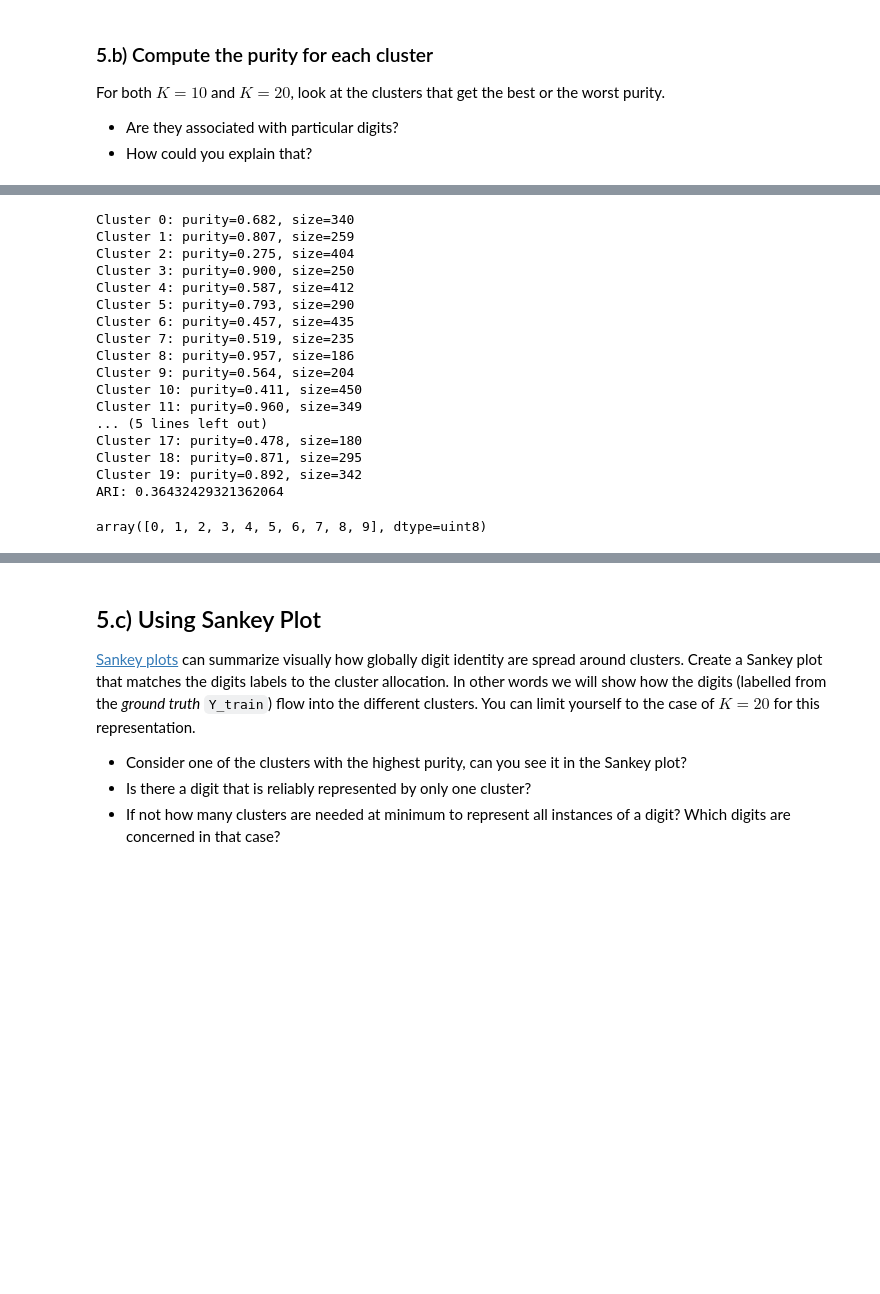
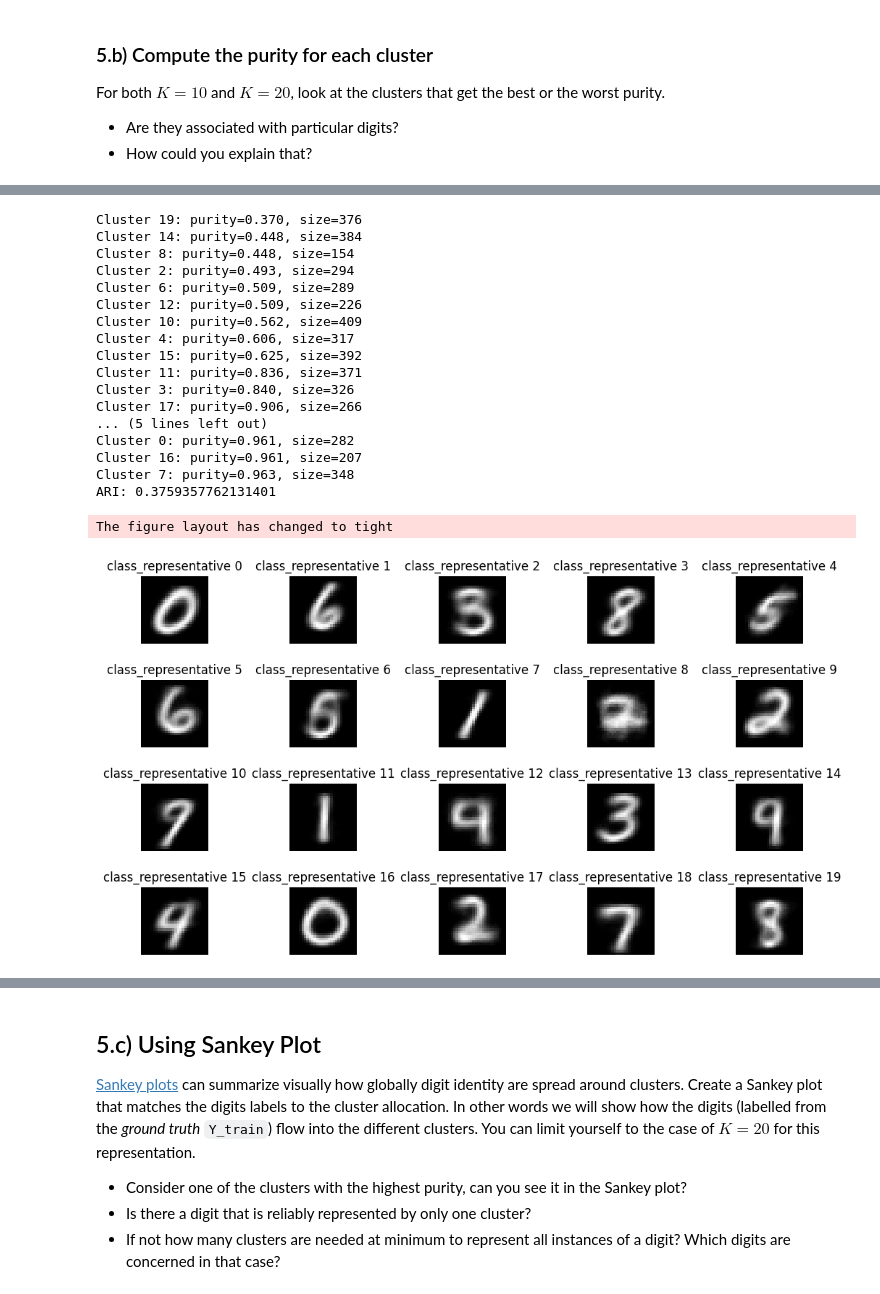
Before and after one commit to Jynns/AppliedPML_GroupA, a Jupyter notebook: assignement-em/Project_Mixture_model2.ipynb, the cells around one changed output, grey strips where cells are left out. Saved outputs shown, nothing was run; the diff lists cells and outputs as text; code cells hidden in the pictures; blank space fills up the shorter version.

```diff
--- a/assignement-em/Project_Mixture_model2.ipynb
+++ b/assignement-em/Project_Mixture_model2.ipynb
@@ -818,51 +873,59 @@ For both $K=10$ and $K=20$, look at the clusters that get the best or the worst
 # %%
 from sklearn.metrics import adjusted_rand_score, confusion_matrix
 
 
 def per_cluster_purity(y_true, y_pred):
-    # Map labels to 0..K-1 in case they are not already
     yp_unique, yp_idx = np.unique(y_pred, return_inverse=True)
     y_unique,  y_idx  = np.unique(y_true, return_inverse=True)
 
     K1 = len(yp_unique)
     K2 = len(y_unique)
 
-    # Build contingency matrix efficiently
     M = np.zeros((K1, K2), dtype=int)
     np.add.at(M, (yp_idx, y_idx), 1)
 
     cluster_sizes = M.sum(axis=1)
     max_class = M.argmax(axis=1)
     purity = M[np.arange(K1), max_class] / cluster_sizes
 
     return purity, cluster_sizes
 
-purity, sizes = per_cluster_purity(Y_train[:N], assignments)
-for j, (p, n) in enumerate(zip(purity, sizes)):
+
+purity, sizes = per_cluster_purity(Y_train[:N], assignments_20)
+wrapped = enumerate(zip(purity, sizes))
+wrapped = sorted(wrapped, key=lambda x: x[1])
+for j, (p, n) in wrapped:
     print(f"Cluster {j}: purity={p:.3f}, size={n}")
 
+ari = adjusted_rand_score(Y_train[:N], assignments_20)
+print(f"ARI: {ari}")
 
-ari = adjusted_rand_score(Y_train[:N], assignments)
-print(f"ARI: {ari}")
+
+fig, axes = plt.subplots(4, 5, figsize=(11, 6), constrained_layout=True)
+for x in range(4):
+    for y in range(5):
+        axes[x, y].imshow(recover_image_matrix(class_representatives_lst_20[x*5 + y]), cmap='gray')
+        axes[x, y].set_title("class_representative "+ str(x*5 + y))
+        axes[x, y].axis('off')
+plt.tight_layout(pad=2.0)
+plt.show()
 # %% [output]
-Cluster 0: purity=0.682, size=340
-Cluster 1: purity=0.807, size=259
-Cluster 2: purity=0.275, size=404
-Cluster 3: purity=0.900, size=250
-Cluster 4: purity=0.587, size=412
-Cluster 5: purity=0.793, size=290
-Cluster 6: purity=0.457, size=435
-Cluster 7: purity=0.519, size=235
-Cluster 8: purity=0.957, size=186
-Cluster 9: purity=0.564, size=204
-Cluster 10: purity=0.411, size=450
-Cluster 11: purity=0.960, size=349
+Cluster 19: purity=0.370, size=376
+Cluster 14: purity=0.448, size=384
+Cluster 8: purity=0.448, size=154
+Cluster 2: purity=0.493, size=294
+Cluster 6: purity=0.509, size=289
+Cluster 12: purity=0.509, size=226
+Cluster 10: purity=0.562, size=409
+Cluster 4: purity=0.606, size=317
+Cluster 15: purity=0.625, size=392
+Cluster 11: purity=0.836, size=371
+Cluster 3: purity=0.840, size=326
+Cluster 17: purity=0.906, size=266
 ... (5 lines left out)
-Cluster 17: purity=0.478, size=180
-Cluster 18: purity=0.871, size=295
-Cluster 19: purity=0.892, size=342
-ARI: 0.36432429321362064
+Cluster 0: purity=0.961, size=282
+Cluster 16: purity=0.961, size=207
+Cluster 7: purity=0.963, size=348
+ARI: 0.3759357762131401
+The figure layout has changed to tight
+[figure, added]
-# %%
-np.unique(Y_train[:N])
-# %% [output]
-array([0, 1, 2, 3, 4, 5, 6, 7, 8, 9], dtype=uint8)
```
Also changed, not shown: parts of 10 cells of this notebook.
